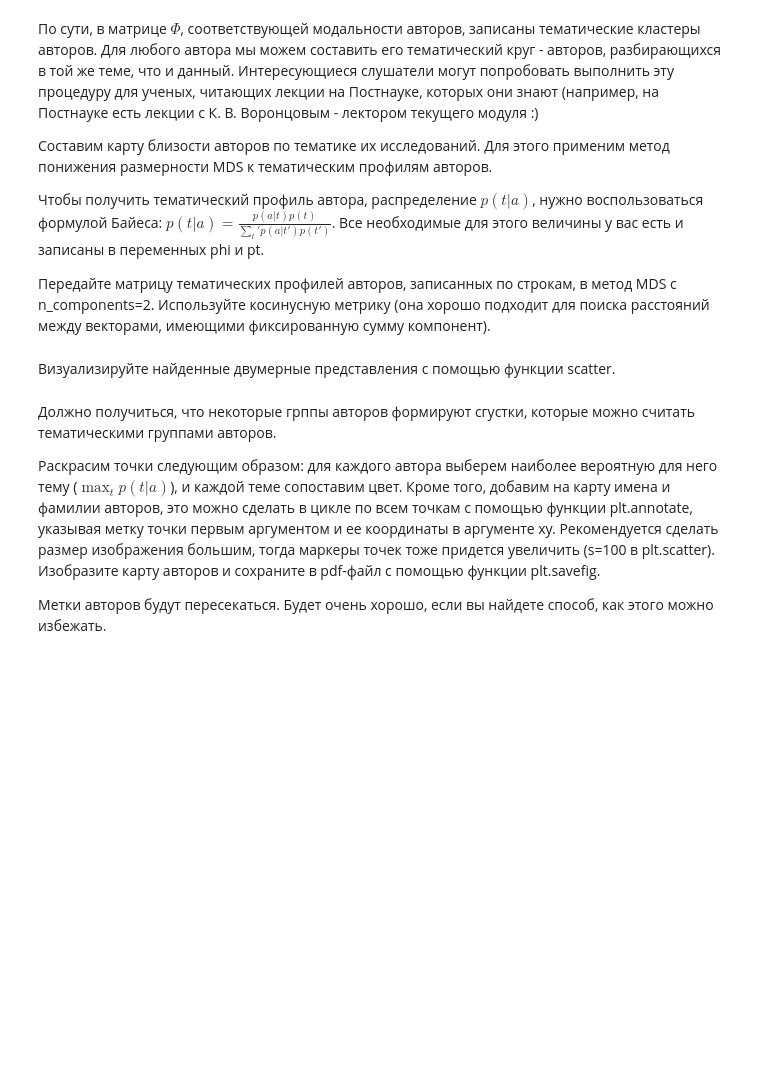
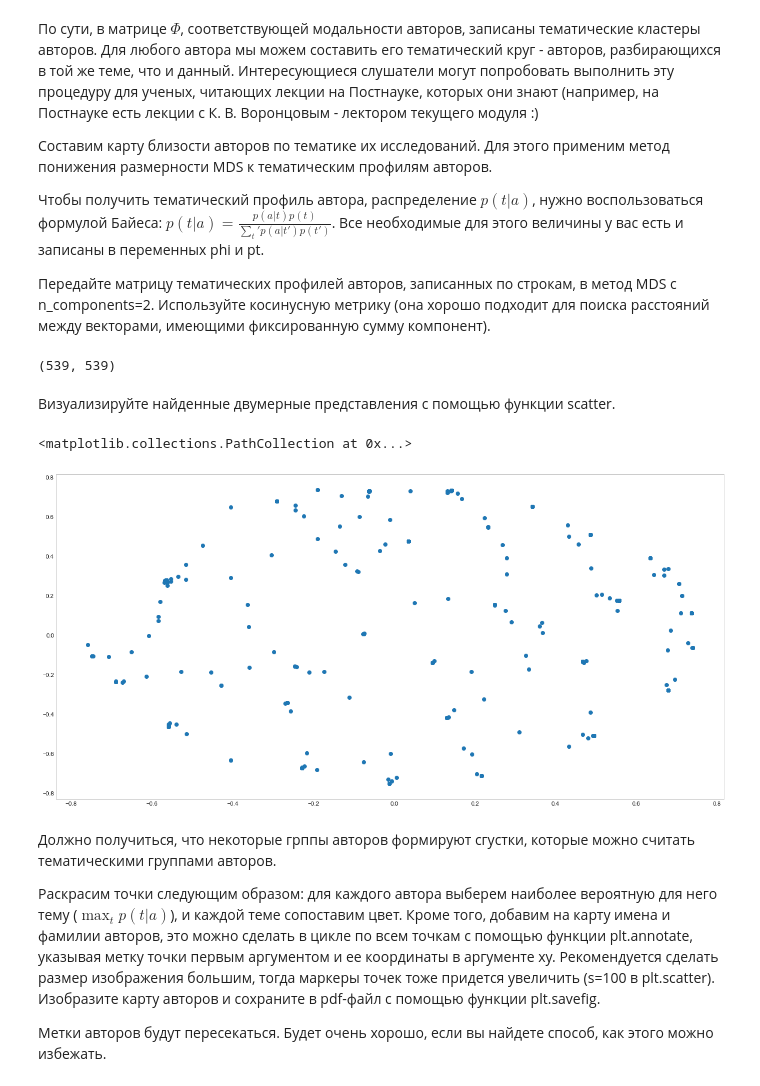
Before and after one commit to kashevg/coursera, a Jupyter notebook: tasks/course3/PostnaukaPeerReview.ipynb, the cells around one changed output. Drawn from its saved outputs; the diff is of its cells as text; code cells hidden in the pictures; blank space fills up the shorter version.

```diff
--- a/tasks/course3/PostnaukaPeerReview.ipynb
+++ b/tasks/course3/PostnaukaPeerReview.ipynb
@@ -205,0 +204,7 @@ $p(t) = \sum_d p(t|d) p(d)$. Согласно вероятностной мод
+# %%
+# Ваш код
+pt = np.array(theta.sum(axis = 1) / theta.shape[1])[:, None]
+#print pt
+df = pd.DataFrame(data = pt, index = topic_labels, columns = ['pt'], dtype = float)
+#df.pt = pt
+print df
@@ -241,2 +310,10 @@ from sklearn.metrics import pairwise_distances
+# %%
+# Ваш код
+pta = phi_b * pt[:, 0]
+mds_ = MDS(2, dissimilarity = 'precomputed')
+pw = pairwise_distances(pta, metric = 'cosine')
+y = mds_.fit_transform(pw)
+# %% [output]
+(539, 539)
 # %% [markdown]
 Визуализируйте найденные двумерные представления с помощью функции scatter.
@@ -245,3 +320,10 @@ from sklearn.metrics import pairwise_distances
+# %%
+# Ваш код
+plt.figure(figsize=(20,10))
+plt.scatter(y[:, 0], y[:, 1])
+# %% [output]
+<matplotlib.collections.PathCollection at 0x...>
+[figure, added]
 # %% [markdown]
 Должно получиться, что некоторые грппы авторов формируют сгустки, которые можно считать тематическими группами авторов.
 
```
Also changed, not shown: parts of 12 cells of this notebook, 8 other files.
